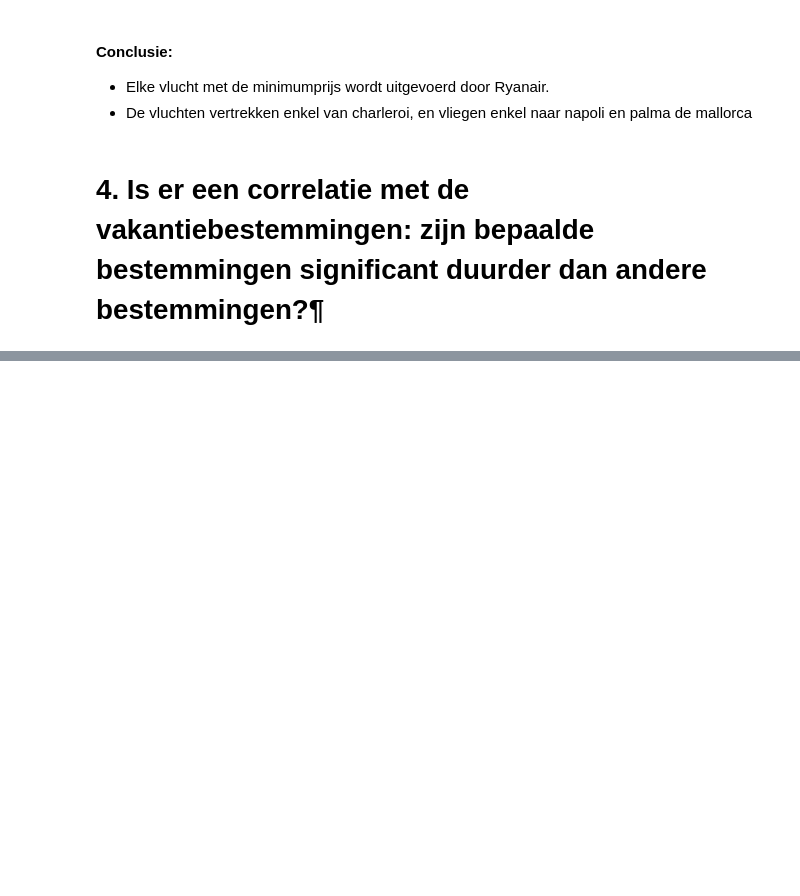
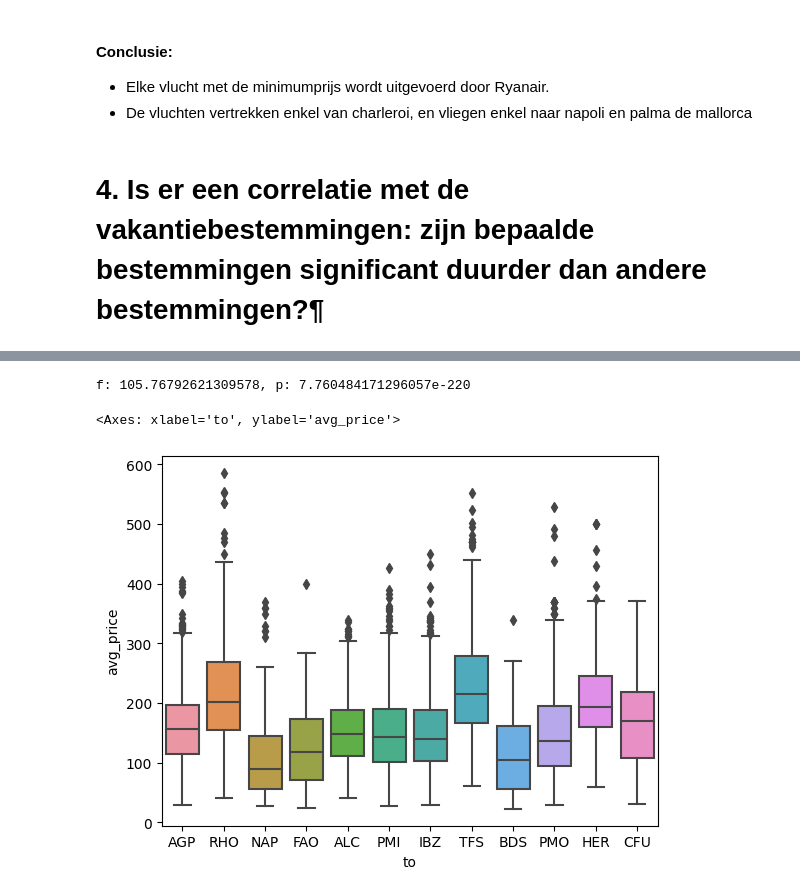
Before and after one commit to ademayari/data-engineering-project-1, a Jupyter notebook: pandas/Pandas Analyses.ipynb, the cells around one changed output, grey strips where cells are left out. Saved outputs shown, nothing was run; the diff lists cells and outputs as text; code cells hidden in the pictures; blank space fills up the shorter version.

```diff
--- a/pandas/Pandas Analyses.ipynb
+++ b/pandas/Pandas Analyses.ipynb
@@ -87,3 +121,15 @@ correct_data[correct_data["price"] == correct_data["price"].min()]
 - De vluchten vertrekken enkel van charleroi, en vliegen enkel naar napoli en palma de mallorca
 # %% [markdown]
 # 4. Is er een correlatie met de vakantiebestemmingen: zijn bepaalde bestemmingen significant duurder dan andere bestemmingen?¶
+# %%
+data = df.copy(deep=True)
+
+# add average of flight cost over different points in time
+d = {}
+for x in data["flight_id"].unique():
+    if x not in d.keys():
+        d[x] = data[data["flight_id"] == x]["price"].mean()
+
+df2 = pd.DataFrame([d.keys(), d.values()]).transpose()
+df2.columns = ["flight_id", "avg_price"]
+df2
@@ -89,0 +150,3 @@ correct_data[correct_data["price"] == correct_data["price"].min()]
+# %%
+df2["to"] = df2.flight_id.map(lambda x: x.split('_')[2])
+df2
@@ -89,0 +167,15 @@ correct_data[correct_data["price"] == correct_data["price"].min()]
+# %%
+groups = [df2[df2["to"] == d]["avg_price"] for d in df2["to"].unique()]
+
+f, p = f_oneway(*groups)
+print(f"f: {f}, p: {p}")
+# %% [output]
+f: 105.76792621309578, p: 7.760484171296057e-220
+# %%
+mean_prices = df2.groupby('to')["avg_price"].mean().sort_values(ascending=False)
+mean_prices_df = pd.DataFrame({'to': mean_prices.index, 'mean_price': mean_prices.values})
+
+sns.boxplot(x='to', y='avg_price', data=df2)
+# %% [output]
+<Axes: xlabel='to', ylabel='avg_price'>
+[figure, added]
```
Also changed, not shown: parts of 18 cells of this notebook, 8 other files.
